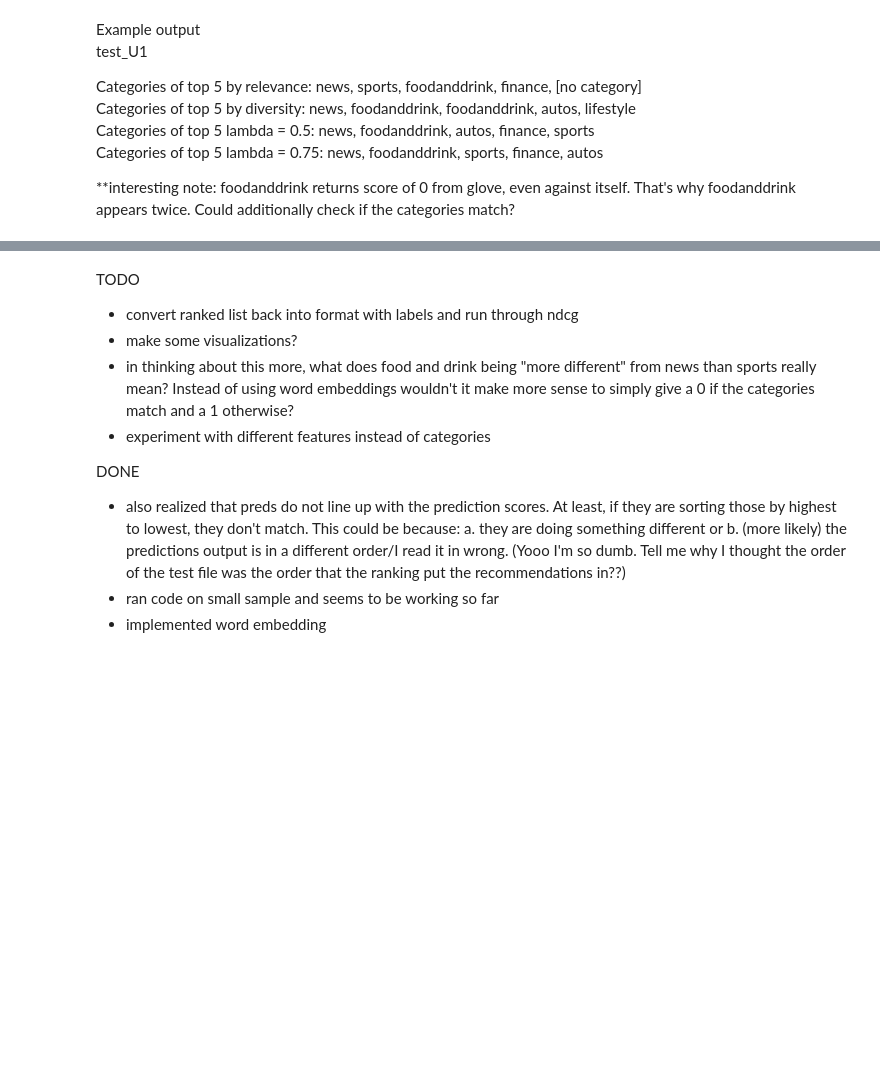
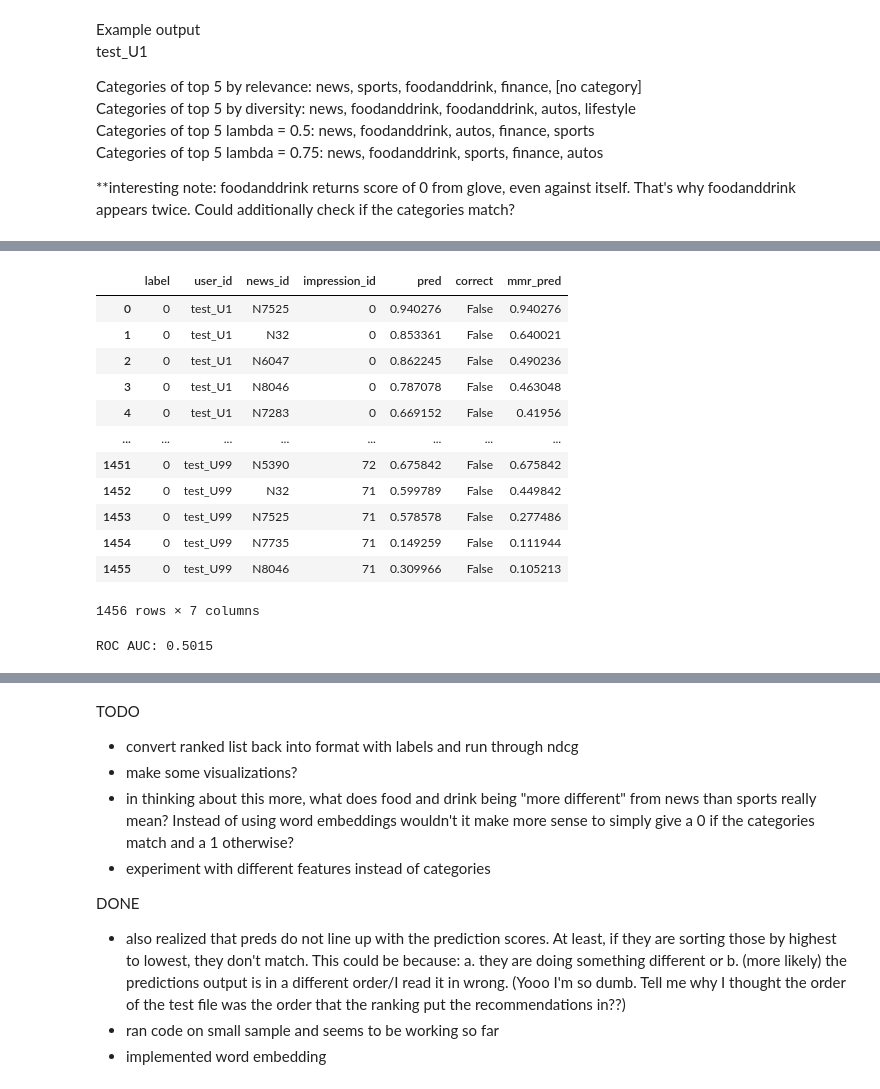
Before and after one commit to aisa6148/News_Recommendation_Project_2023, a Jupyter notebook: dkn_MIND.ipynb, the cells around one changed output, grey strips where cells are left out. Cells and saved outputs as stored; diff of their text form; code cells hidden in the pictures; blank space fills up the shorter version.

```diff
--- a/dkn_MIND.ipynb
+++ b/dkn_MIND.ipynb
@@ -480,0 +542,5 @@ mmr_rerank_data
+# %%
+lamda=0.75
+mmr_rerank_data = mmr_all(user_recs, lamda, k)
+mmr_rerank_df = pd.DataFrame.from_dict(mmr_rerank_data, orient="index").reset_index()
+mmr_rerank_df
@@ -480,0 +565,5 @@ mmr_rerank_data
+# %%
+mmr_rerank_df = mmr_rerank_df.rename({"index": "user_id"}, axis=1)
+split_df = mmr_rerank_df.set_index(["user_id"]).apply(lambda x: x.explode()).reset_index()
+split_df = split_df.rename({"pred": "mmr_pred"}, axis=1)
+split_df
@@ -480,0 +584,22 @@ mmr_rerank_data
+# %%
+mmr_labels = pd.merge(full_df, split_df, on=["user_id", "news_id"], how="right")
+mmr_labels
+# %% [output]
+|  | label | user_id | news_id | impression_id | pred | correct | mmr_pred |
+| 0 | 0 | test_U1 | N7525 | 0 | 0.940276 | False | 0.940276 |
+| 1 | 0 | test_U1 | N32 | 0 | 0.853361 | False | 0.640021 |
+| 2 | 0 | test_U1 | N6047 | 0 | 0.862245 | False | 0.490236 |
+| 3 | 0 | test_U1 | N8046 | 0 | 0.787078 | False | 0.463048 |
+| 4 | 0 | test_U1 | N7283 | 0 | 0.669152 | False | 0.41956 |
+| ... | ... | ... | ... | ... | ... | ... | ... |
+| 1451 | 0 | test_U99 | N5390 | 72 | 0.675842 | False | 0.675842 |
+| 1452 | 0 | test_U99 | N32 | 71 | 0.599789 | False | 0.449842 |
+| 1453 | 0 | test_U99 | N7525 | 71 | 0.578578 | False | 0.277486 |
+| 1454 | 0 | test_U99 | N7735 | 71 | 0.149259 | False | 0.111944 |
+| 1455 | 0 | test_U99 | N8046 | 71 | 0.309966 | False | 0.105213 |
+1456 rows × 7 columns
+# %%
+auc_score = roc_auc_score(mmr_labels["label"], mmr_labels["mmr_pred"])
+print(f"ROC AUC: {auc_score:.4f}")
+# %% [output]
+ROC AUC: 0.5015
```
Also changed, not shown: parts of 26 cells of this notebook.
